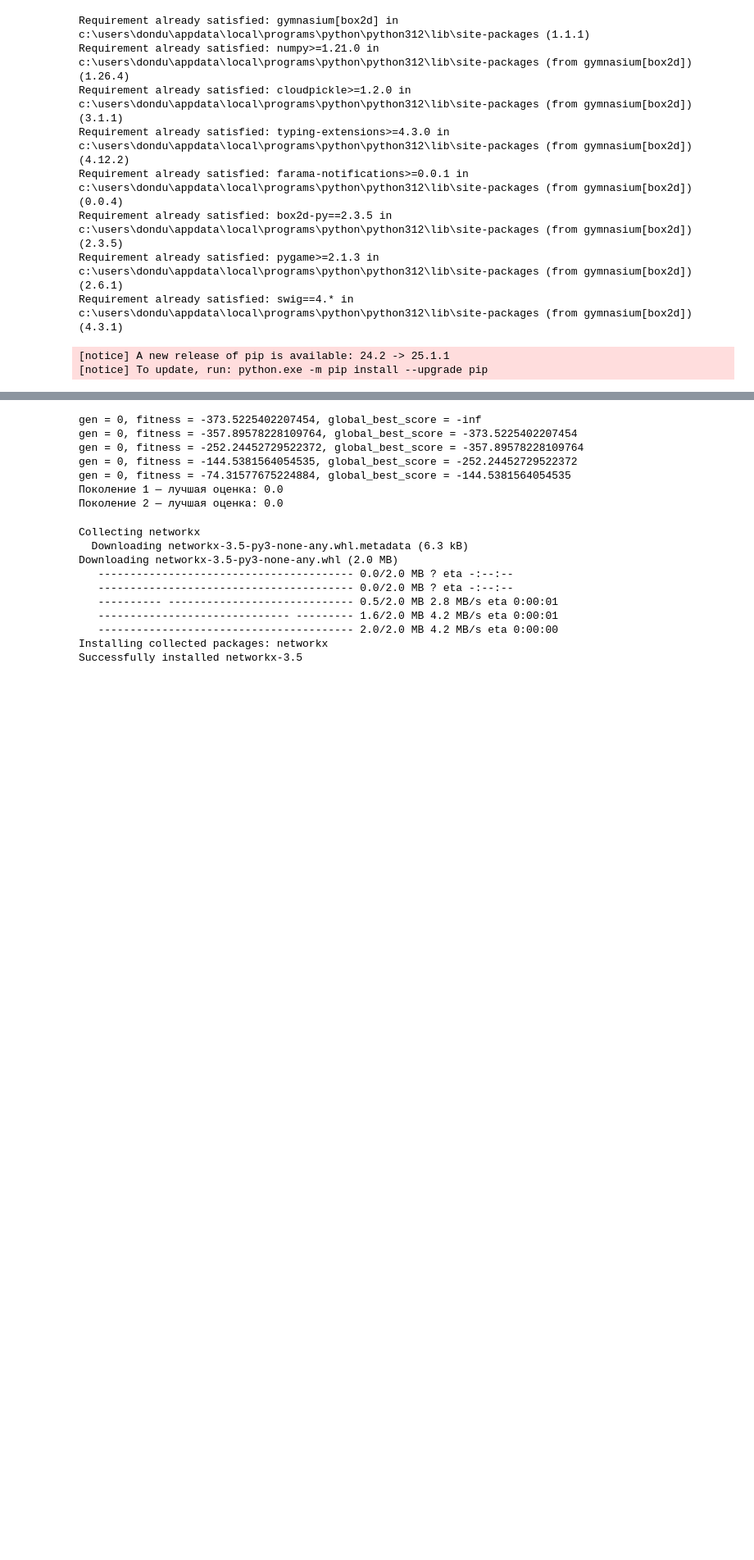
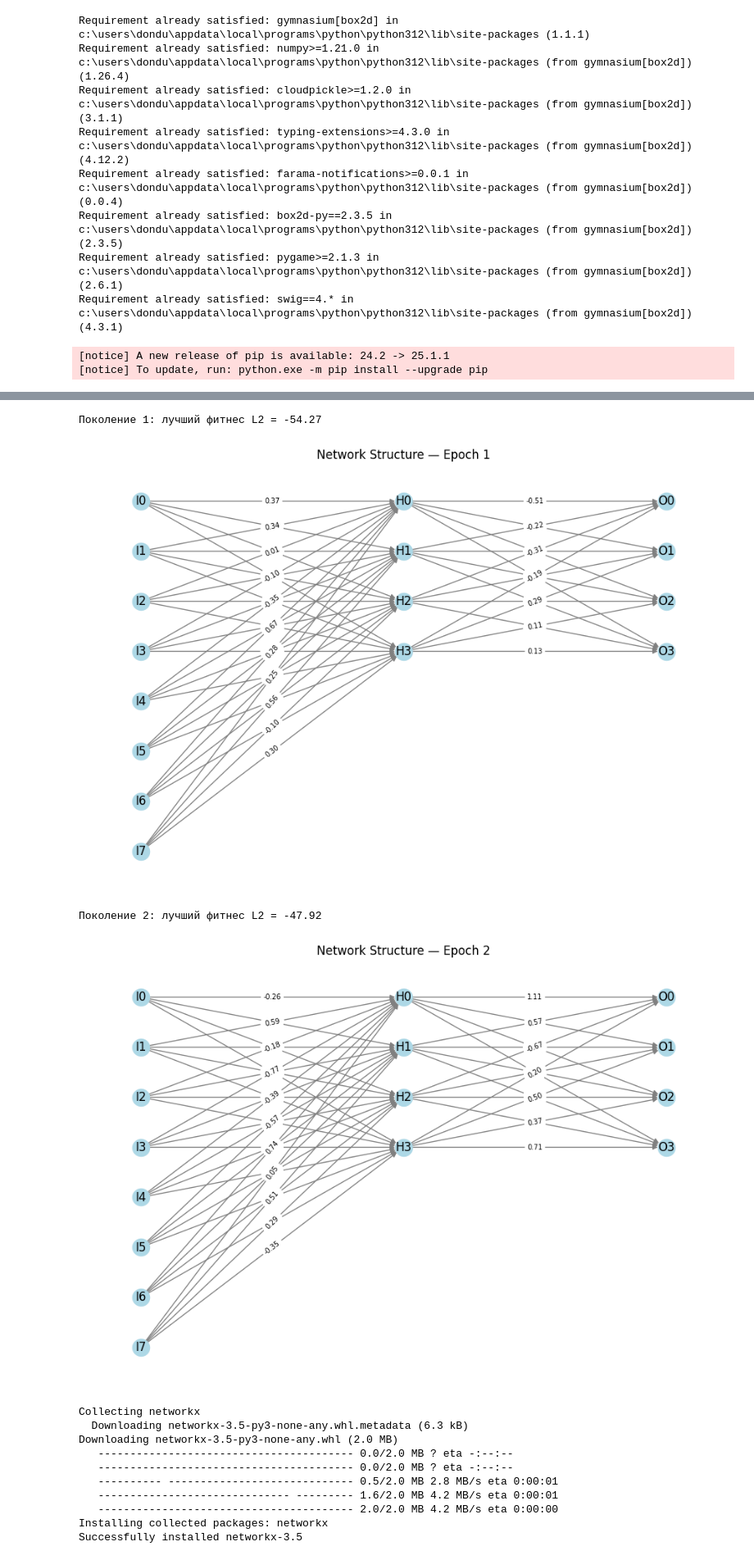
Before and after one commit to doresolla/LunarLander, a Jupyter notebook: h_esp.ipynb, the cells around one changed output, grey strips where cells are left out. Shown at 82% size. Drawn from its saved outputs; the diff is of its cells as text; code cells hidden in the pictures; blank space fills up the shorter version.

```diff
--- a/h_esp.ipynb
+++ b/h_esp.ipynb
@@ -25,7 +25,7 @@ import math
 # Класс нейрона скрытого слоя
 class Neuron:
     def __init__(self, input_size):
-        self.weights = np.random.randn(input_size) * math.sqrt(2. / input_size)
+        self.weights = np.random.randn(input_size) * math.sqrt(1. / input_size)
         self.bias = 0.0
 
     def activate(self, x):
@@ -62,8 +62,6 @@ class NeuronPopulation:
         self.neurons = new_population[:len(self.neurons)]
 
 pop = NeuronPopulation(input_size=8, population_size=5)
-for i in range(len(pop.neurons)):
-  print(pop.neurons[i])
 print("Веса первого нейрона:", pop.neurons[0].weights)
 
 mut_neuron = pop.mutate(pop.neurons[0], mutation_strength=0.1)
@@ -87,7 +85,7 @@ print("Популяция эволюционировала - новые веса
 # %%
 class OutputLayer:
     def __init__(self, hidden_size, output_size):
-        self.weights = np.random.randn(hidden_size, output_size)
+        self.weights = np.random.randn(hidden_size, output_size) * np.sqrt(1.0 / hidden_size)
 
     def forward(self, hidden_output):
         return np.dot(hidden_output, self.weights)
@@ -96,4 +94,5 @@ ol = OutputLayer(hidden_size=4, output_size=3)
 hidden_output = np.array([0.5, -0.2, 0.1, 0.9])
 output = ol.forward(hidden_output)
 print("Выход:", output)
+print("Веса:", ol.weights)
 # %% [output]
@@ -191,6 +194,7 @@ def load_network(filename):
 
 SAVE_PATH='E:\\Магистратура\\2 семестр\\Н-эволюционные вычисления\\видео\\С ПК\\'
 # %%
+import copy
 # NetworkPopulation
 class NetworkPopulation:
     def __init__(self, neuron_populations, output_population, population_size):
@@ -255,7 +259,7 @@ class NetworkPopulation:
 
 
 # Теперь новый HESPTrainer
-class HESPTrainerFixed:
+class HESPTrainer:
     def __init__(self, input_size, hidden_size, output_size, population_size=10, mutation_strength=0.1):
         self.input_size = input_size
         self.hidden_size = hidden_size
@@ -282,6 +286,7 @@ class HESPTrainerFixed:
         return total_reward / episodes
 
     def evolve(self, env, generations):
+        scores = []
         for gen in range(generations):
             # ---- Эволюция нейронов ----
             fitness_sums = [np.zeros(self.population_size) for _ in range(self.hidden_size)]
@@ -347,25 +352,33 @@ class HESPTrainerFixed:
             self.network_population.evolve(l2_fitnesses, self.mutation_strength, self.mutation_strength)
 
             print(f"Поколение {gen+1}: лучший фитнес L2 = {best_l2_fitness:.2f}")
+            if gen in [0, generations // 2, generations - 1]:
+                best_idx = np.argmax(l2_fitnesses)
+                best_net = self.network_population.networks[best_idx]
+                visualize_network(Network(best_net[0], best_net[1]), input_size=self.input_size, output_size=self.output_size, epoch=gen+1)
+            scores.append(best_l2_fitness)
 
         # Возвращаем лучшую сеть L2
         best_idx = np.argmax(l2_fitnesses)
         best_net = self.network_population.networks[best_idx]
-        return Network(best_net[0], best_net[1])
+        self.save_network(best_net[0], best_net[1], filename=f"hesp_best_gen{generations}.npz")
+        return Network(best_net[0], best_net[1]), scores
+
+    def save_network(self, neurons, output_layer, filename="hesp_best.npz"):
+        neuron_weights = [np.concatenate([n.weights, [n.bias]]) for n in neurons]
+        output_weights = output_layer.weights
+        np.savez(filename, neuron_weights=neuron_weights, output_weights=output_weights)
 # %%
 env = gym.make("LunarLander-v3")
 # population_size - должно быть
-trainer = HESPTrainerFixed(input_size=8, hidden_size=4, output_size=4, population_size=20, mutation_strength=0.1)
-net, scores = trainer.evolve(env, generations=2)  # пока 2 поколения для теста
+trainer = HESPTrainer(input_size=8, hidden_size=4, output_size=4, population_size=20, mutation_strength=0.1)
+net_, scores = trainer.evolve(env, generations=2)  # пока 2 поколения для теста
 env.close()
 # %% [output]
-gen = 0, fitness = -373.5225402207454, global_best_score = -inf
-gen = 0, fitness = -357.89578228109764, global_best_score = -373.5225402207454
-gen = 0, fitness = -252.24452729522372, global_best_score = -357.89578228109764
-gen = 0, fitness = -144.5381564054535, global_best_score = -252.24452729522372
-gen = 0, fitness = -74.31577675224884, global_best_score = -144.5381564054535
-Поколение 1 — лучшая оценка: 0.0
-Поколение 2 — лучшая оценка: 0.0
+Поколение 1: лучший фитнес L2 = -54.27
+[figure, added]
+Поколение 2: лучший фитнес L2 = -47.92
+[figure, added]
 # %%
 !pip install networkx
 # %% [output]
```
Also changed, not shown: parts of 13 cells of this notebook.
